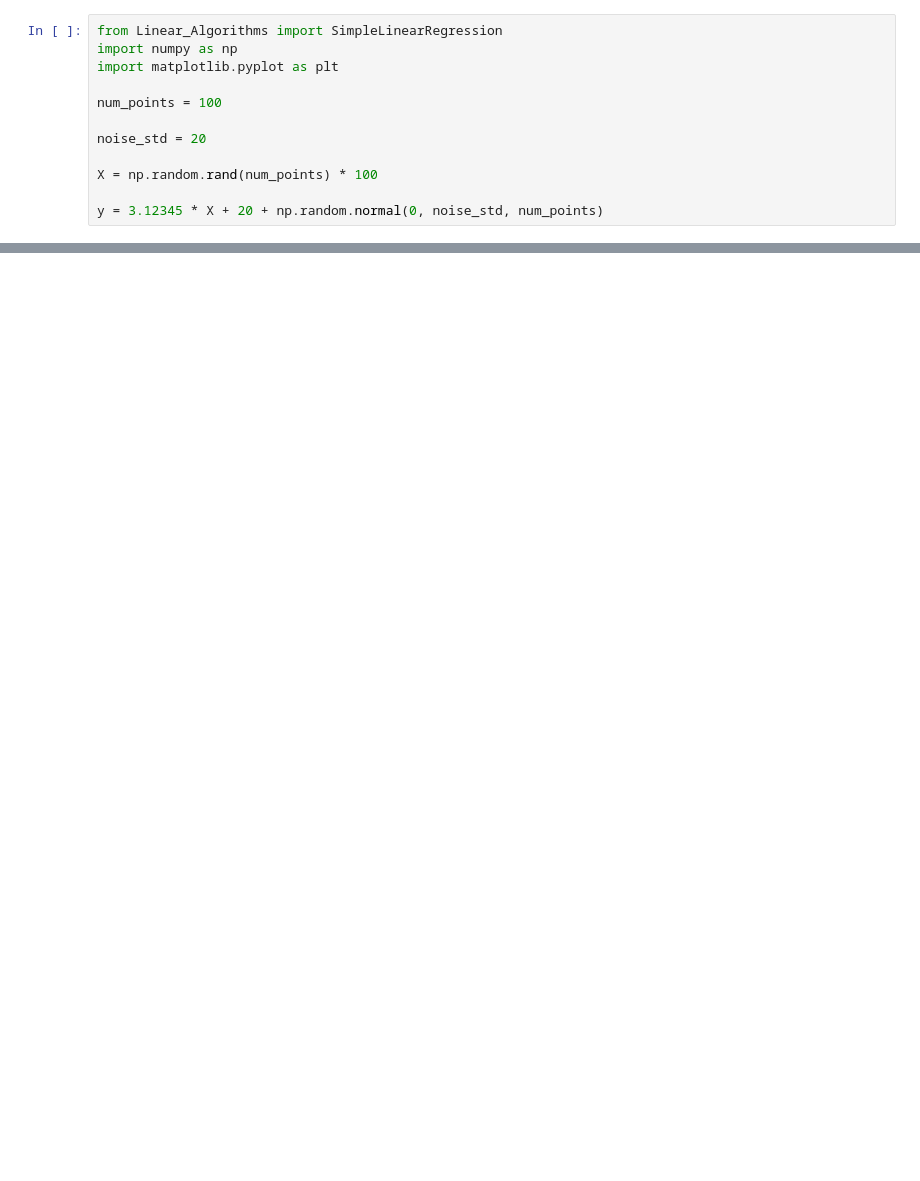
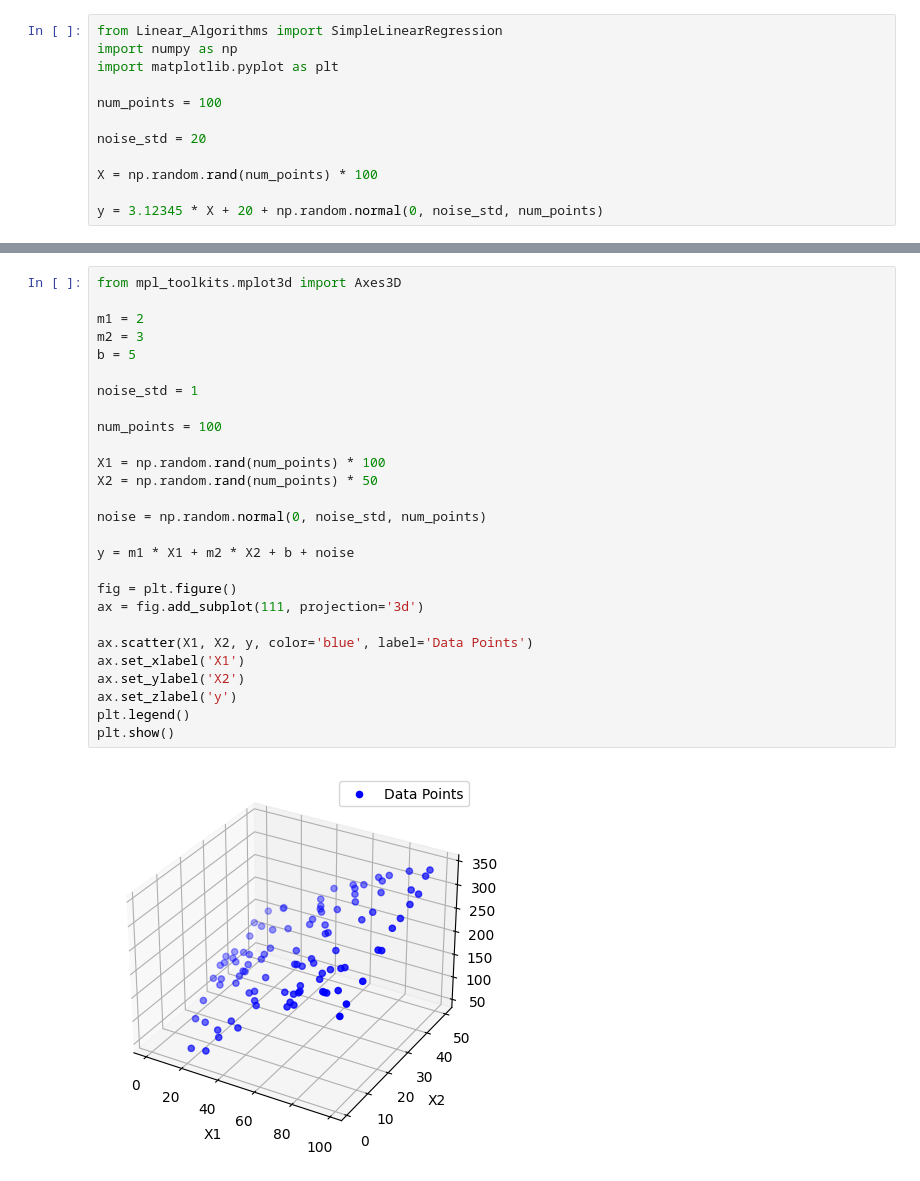
Before and after one commit to SabienNguyen/micro-scikit, a Jupyter notebook: main.ipynb, the cells around one changed output, grey strips where cells are left out. Cells and saved outputs as stored; diff of their text form; blank space fills up the shorter version.

```diff
--- a/main.ipynb
+++ b/main.ipynb
@@ -43,0 +46,29 @@ plt.show()
+# %%
+from mpl_toolkits.mplot3d import Axes3D
+
+m1 = 2
+m2 = 3
+b = 5
+
+noise_std = 1
+
+num_points = 100
+
+X1 = np.random.rand(num_points) * 100
+X2 = np.random.rand(num_points) * 50
+
+noise = np.random.normal(0, noise_std, num_points)
+
+y = m1 * X1 + m2 * X2 + b + noise
+
+fig = plt.figure()
+ax = fig.add_subplot(111, projection='3d')
+
+ax.scatter(X1, X2, y, color='blue', label='Data Points')
+ax.set_xlabel('X1')
+ax.set_ylabel('X2')
+ax.set_zlabel('y')
+plt.legend()
+plt.show()
+# %% [output]
+[figure, added]
```
Also changed, not shown: parts of 5 cells of this notebook, 1 other file.
